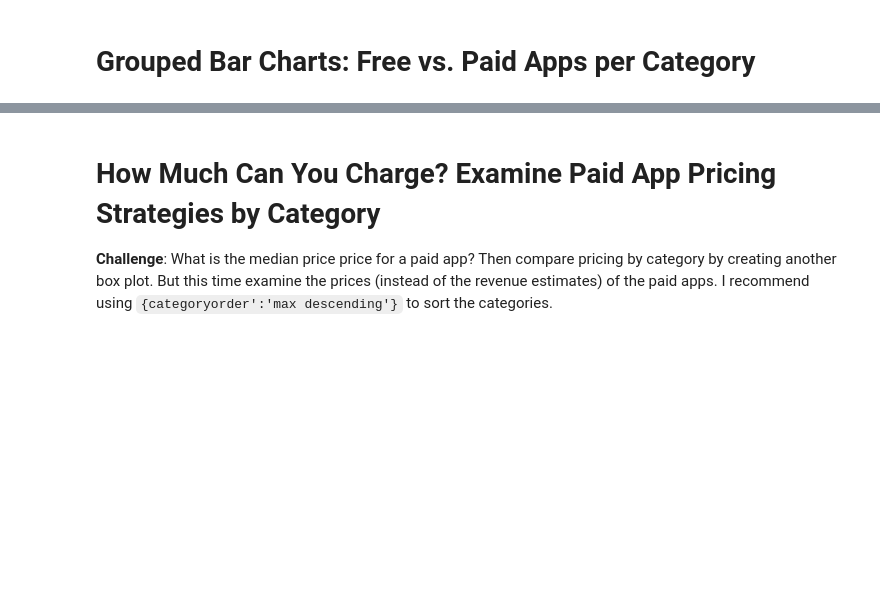
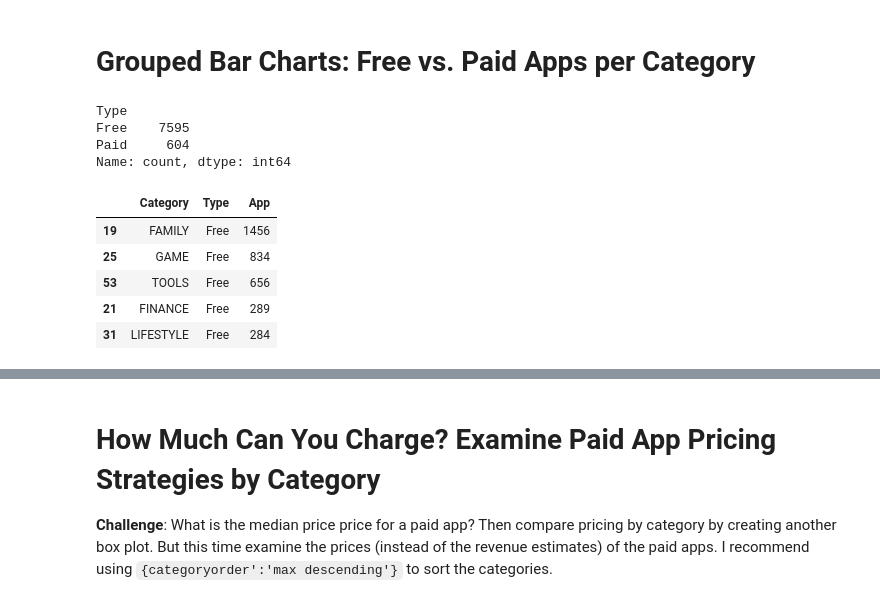
Before and after one commit to hashorva/100-days-of-Python, a Jupyter notebook: day_76/Google Play Store App Analytics (start).ipynb, the cells around one changed output, grey strips where cells are left out. Drawn from its saved outputs; the diff is of its cells as text; code cells hidden in the pictures; blank space fills up the shorter version.

```diff
--- a/day_76/Google Play Store App Analytics (start).ipynb
+++ b/day_76/Google Play Store App Analytics (start).ipynb
@@ -666,5 +761,22 @@ Try experimenting with the built in colour scales in Plotly. You can find a full
 # %% [markdown]
 # Grouped Bar Charts: Free vs. Paid Apps per Category
+# %%
+df_apps_clean.Type.value_counts()
+# %% [output]
+Type
+Free    7595
+Paid     604
+Name: count, dtype: int64
+# %%
+df_free_vs_paid = df_apps_clean.groupby(['Category', 'Type'], as_index=False).agg(App=('App', 'count')).sort_values('App', ascending=False)
+df_free_vs_paid.head()
+# %% [output]
+|  | Category | Type | App |
+| 19 | FAMILY | Free | 1456 |
+| 25 | GAME | Free | 834 |
+| 53 | TOOLS | Free | 656 |
+| 21 | FINANCE | Free | 289 |
+| 31 | LIFESTYLE | Free | 284 |
 # %% [markdown]
 **Challenge**: Use the plotly express bar [chart examples](https://plotly.com/python/bar-charts/#bar-chart-with-sorted-or-ordered-categories) and the [.bar() API reference](https://plotly.com/python-api-reference/generated/plotly.express.bar.html#plotly.express.bar) to create this bar chart:
 
```
Also changed, not shown: parts of 15 cells of this notebook, 1 other file.
